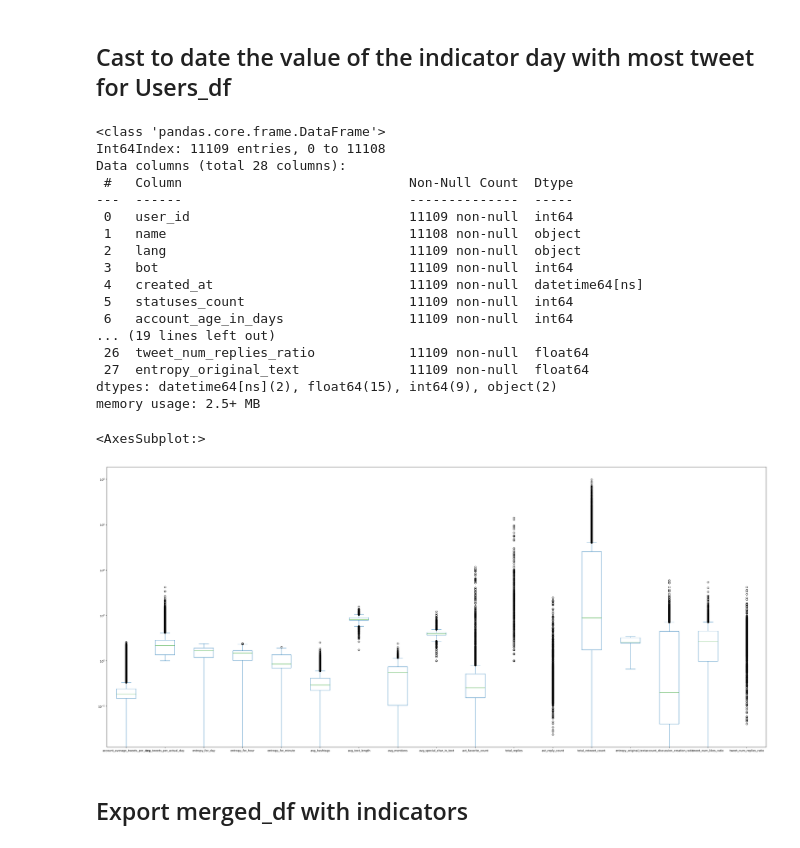
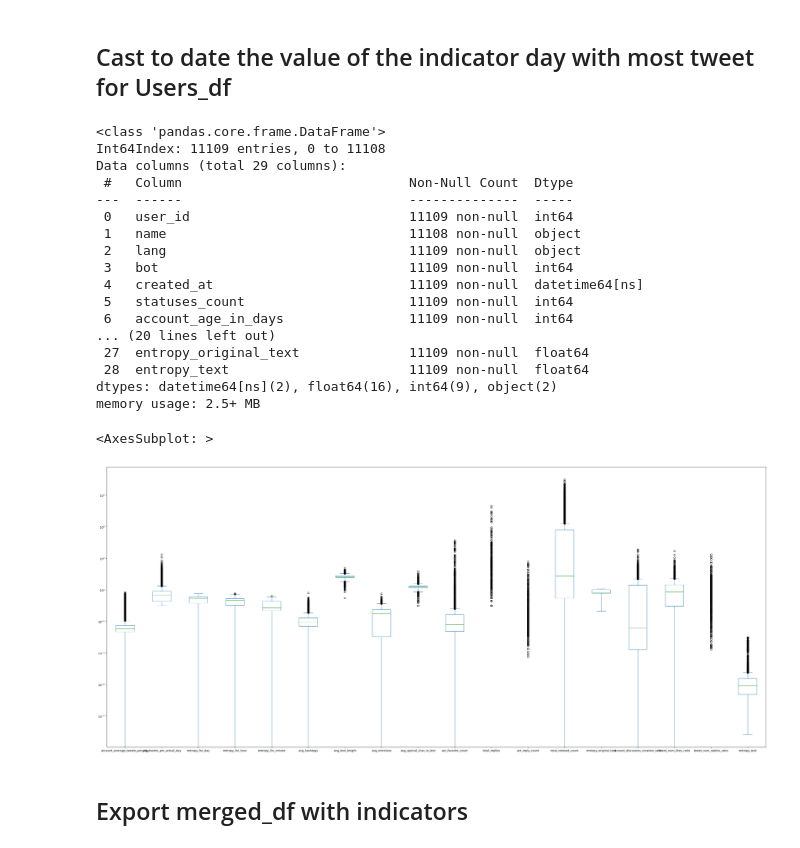
Before and after one commit to The-seven-dwarfs/DataMining-Group7, a Jupyter notebook: 1.2-Indicator_creation.ipynb, the cells around one changed output. Drawn from its saved outputs; the diff is of its cells as text; code cells hidden in the pictures.

Commit message:
New Indicator_creation

```diff
--- a/1.2-Indicator_creation.ipynb
+++ b/1.2-Indicator_creation.ipynb
@@ -37,9 +37,9 @@ In this notebook we will create new interesting features which we believe to be
 18. Entropy to be a post different from the others of the user √
 # %%
 users_df = pd.read_csv("dataset/users_dataset_cleaned.csv")
-tweets_df = pd.read_csv("dataset/tweets_dataset_cleaned.csv")
+# tweets_df = pd.read_csv("dataset/tweets_dataset_cleaned.csv")
 #merged_df = pd.read_csv("dataset/tweets_dataset_cleaned.csv")
-#merged_df = pd.read_csv("dataset/merged_dataset_cleaned.csv", lineterminator="\n")
+merged_df = pd.read_csv("dataset/merged_dataset_cleaned.csv", lineterminator="\n")
 
 """
 if merged_df.columns[-1] == str("text\r"):
@@ -50,12 +50,12 @@ if merged_df.columns[-1] == str("text\r"):
 # %% [output]
 '\nif merged_df.columns[-1] == str("text\r"):\n    merged_df = pd.read_csv("dataset/tweets_dataset_cleaned.csv")\n'
 # %%
-merged_df = pd.merge(users_df, tweets_df, on="user_id")
+# merged_df = pd.merge(users_df, tweets_df, on="user_id")
 
-merged_df.rename(columns={"created_at_x" : "account_created"}, inplace=True)
-merged_df.rename(columns={"created_at_y" : "tweet_created"}, inplace=True)
-rows_to_delete = merged_df[merged_df["account_created"] > merged_df["tweet_created"]].index
-merged_df.drop(rows_to_delete, inplace=True)
+# merged_df.rename(columns={"created_at_x" : "account_created"}, inplace=True)
+# merged_df.rename(columns={"created_at_y" : "tweet_created"}, inplace=True)
+# rows_to_delete = merged_df[merged_df["account_created"] > merged_df["tweet_created"]].index
+# merged_df.drop(rows_to_delete, inplace=True)
 
-merged_df.info(verbose=True)
-merged_df.head()
+# merged_df.info(verbose=True)
+# merged_df.head()
@@ -578,0 +559,16 @@ users_df
+# %%
+merged_df['tweet_created'] = pd.to_datetime(merged_df['tweet_created'], errors='coerce')
+merged_tmp = merged_df
+temp = merged_tmp.groupby(['user_id', 'text'], as_index=False).size().rename(columns={'size': 'num_of_same_tweets_same_user'})
+temp2 = merged_tmp.groupby('text', as_index=False).size().rename(columns={'size': 'num_of_tweets_with_same_text'})
+
+temp = temp.merge(temp2, on='text')
+temp['prob_he_make_same_text'] = 1 - (temp['num_of_same_tweets_same_user'] * (temp['num_of_tweets_with_same_text']/merged_tmp.size))
+
+temp.drop(columns=['num_of_same_tweets_same_user', 'num_of_tweets_with_same_text'], inplace = True)
+temp['entropy_text'] = temp['prob_he_make_same_text'] * np.log2(1/temp['prob_he_make_same_text'])
+temp = temp.groupby('user_id', as_index=False)['entropy_text'].sum()
+temp['entropy_text'].replace(to_replace=0, value=temp['entropy_text'].median(), inplace=True)
+
+users_df = users_df.merge(temp, on='user_id', how='left')
+users_df
@@ -587,7 +597,7 @@ users_df.to_csv("./dataset/users_df_dataset_cleaned_with_indicators.csv",index=F
 # %% [output]
 <class 'pandas.core.frame.DataFrame'>
 Int64Index: 11109 entries, 0 to 11108
-Data columns (total 28 columns):
+Data columns (total 29 columns):
  #   Column                             Non-Null Count  Dtype
 ---  ------                             --------------  -----
  0   user_id                            11109 non-null  int64
@@ -597,25 +607,25 @@ Data columns (total 28 columns):
  4   created_at                         11109 non-null  datetime64[ns]
  5   statuses_count                     11109 non-null  int64
  6   account_age_in_days                11109 non-null  int64
-... (19 lines left out)
- 26  tweet_num_replies_ratio            11109 non-null  float64
+... (20 lines left out)
  27  entropy_original_text              11109 non-null  float64
-dtypes: datetime64[ns](2), float64(15), int64(9), object(2)
+ 28  entropy_text                       11109 non-null  float64
+dtypes: datetime64[ns](2), float64(16), int64(9), object(2)
 memory usage: 2.5+ MB
 # %%
 indicator_columns_users = ['account_average_tweets_per_day', 'avg_tweets_per_actual_day', 'entropy_for_day', 'entropy_for_hour',
                             'entropy_for_minute', 'avg_hashtags', 'avg_text_length', 'avg_mentions', 'avg_special_char_in_text',
                             'avt_favorite_count', 'total_replies', 'avt_reply_count', 'total_retweet_count', 'entropy_original_text',
-                            'account_discussion_creation_ratio', 'tweet_num_likes_ratio', 'tweet_num_replies_ratio']
+                            'account_discussion_creation_ratio', 'tweet_num_likes_ratio', 'tweet_num_replies_ratio', 'entropy_text']
 
 users_df[indicator_columns_users].plot(kind='box', figsize=(42,18), logy=True)
 
 
 users_df_desc = users_df[indicator_columns_users].describe()
 users_df_desc.to_csv('./dataset/users_df_describe_indicators.csv')
 # %% [output]
-<AxesSubplot:>
+<AxesSubplot: >
-[figure, old version]
+[figure, new version]
 # %% [markdown]
 ## Export merged_df with indicators
 # %%
```
Also changed, not shown: parts of 4 cells of this notebook.
